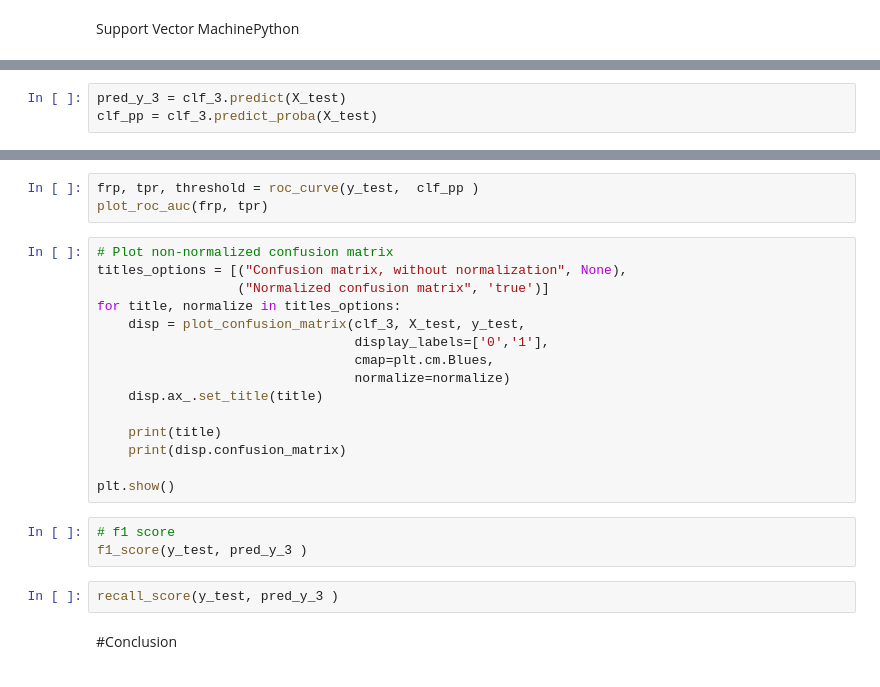
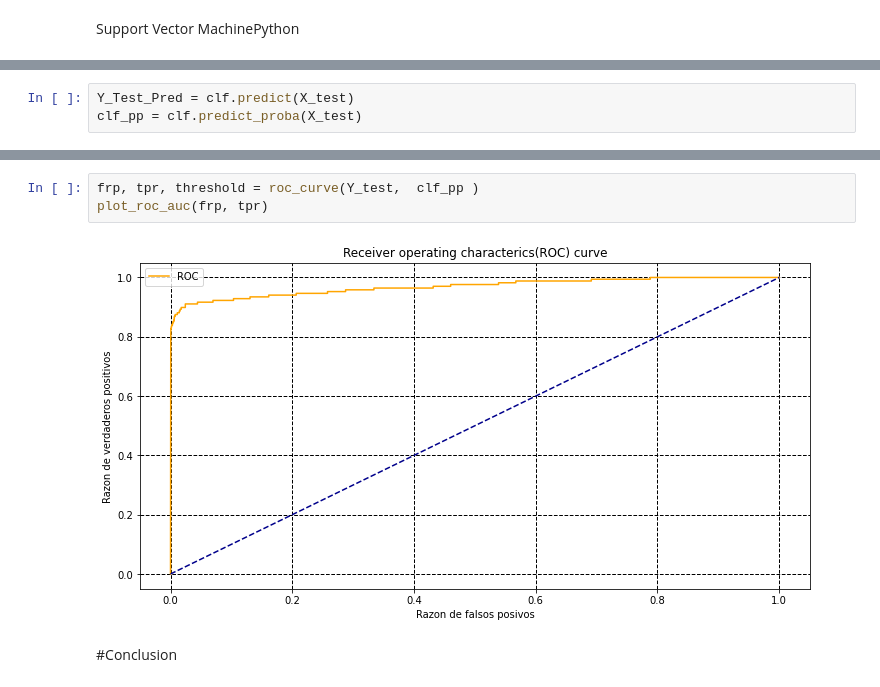
Before and after one commit to andresperez86/EntregasDL, a Jupyter notebook: Handling_Imbalanced_Data_Over_Sampling.ipynb, the cells around one changed output, grey strips where cells are left out. Drawn from its saved outputs; the diff is of its cells as text.

```diff
--- a/Handling_Imbalanced_Data_Over_Sampling.ipynb
+++ b/Handling_Imbalanced_Data_Over_Sampling.ipynb
@@ -597,4 +641,4 @@ clf_3.fit(X_train_us, y_train_us)
 # %%
-pred_y_3 = clf_3.predict(X_test)
-clf_pp = clf_3.predict_proba(X_test)
+Y_Test_Pred = clf.predict(X_test)
+clf_pp = clf.predict_proba(X_test)
 # %%
@@ -607,26 +693,8 @@ print('AUC: %.2f' % auc)
 # %%
-frp, tpr, threshold = roc_curve(y_test,  clf_pp )
+frp, tpr, threshold = roc_curve(Y_test,  clf_pp )
 plot_roc_auc(frp, tpr)
+# %% [output]
+[figure, added]
-# %%
-# Plot non-normalized confusion matrix
-titles_options = [("Confusion matrix, without normalization", None),
-                  ("Normalized confusion matrix", 'true')]
-for title, normalize in titles_options:
-    disp = plot_confusion_matrix(clf_3, X_test, y_test,
-                                 display_labels=['0','1'],
-                                 cmap=plt.cm.Blues,
-                                 normalize=normalize)
-    disp.ax_.set_title(title)
-
-    print(title)
-    print(disp.confusion_matrix)
-
-plt.show()
-# %%
-# f1 score
-f1_score(y_test, pred_y_3 )
-# %%
-recall_score(y_test, pred_y_3 )
 # %% [markdown]
 #Conclusion
 # %% [markdown]
```
Also changed, not shown: parts of 27 cells of this notebook.
